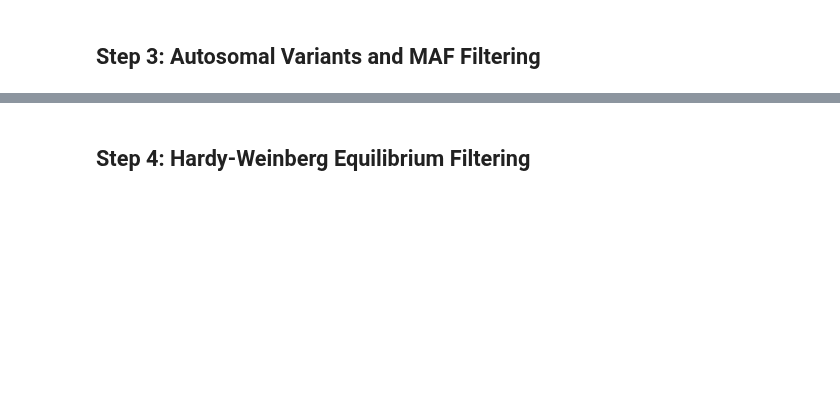
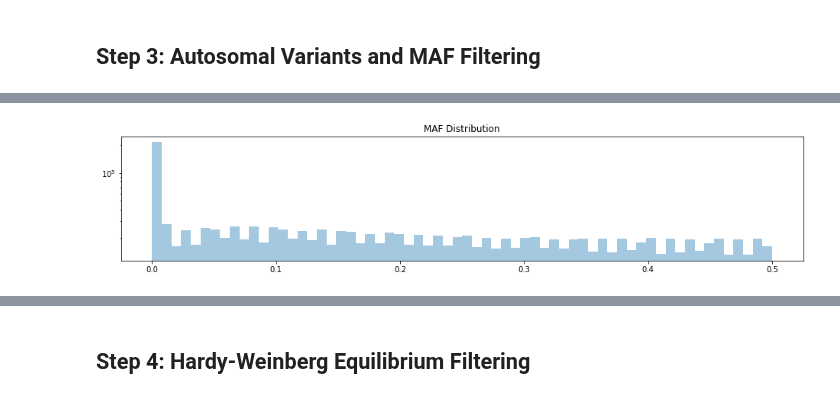
Before and after one commit to related-sciences/gwas-analysis, a Jupyter notebook: notebooks/tutorial/gwas-tutorial-hail.ipynb, the cells around one changed output, grey strips where cells are left out. Saved outputs shown, nothing was run; the diff lists cells and outputs as text; code cells hidden in the pictures; blank space fills up the shorter version.

```diff
--- a/notebooks/tutorial/gwas-tutorial-hail.ipynb
+++ b/notebooks/tutorial/gwas-tutorial-hail.ipynb
@@ -154,3 +231,14 @@ Wall time: 99.1 ms
+# %%
+ax = sns.distplot(
+    hl.min(mt_qc2.variant_qc.AF).collect(),
+    bins=64,
+    kde=False
+)
+ax.set_yscale('log')
+ax.set_title('MAF Distribution')
+plt.gcf().set_size_inches(16, 3)
+# %% [output]
+[figure, added]
 # %%
 %%timeop -o qc3
 
```
Also changed, not shown: parts of 32 cells of this notebook, 5 other files.
